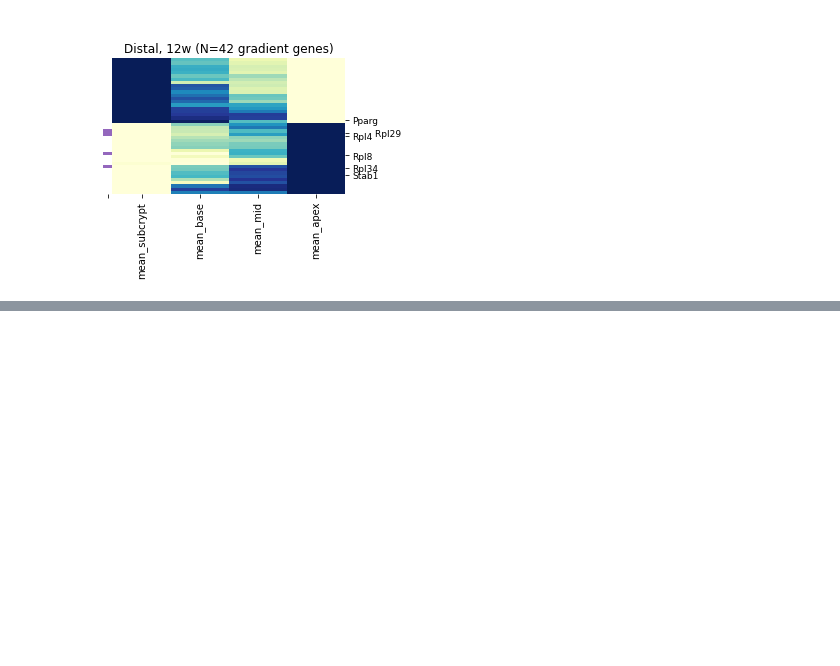
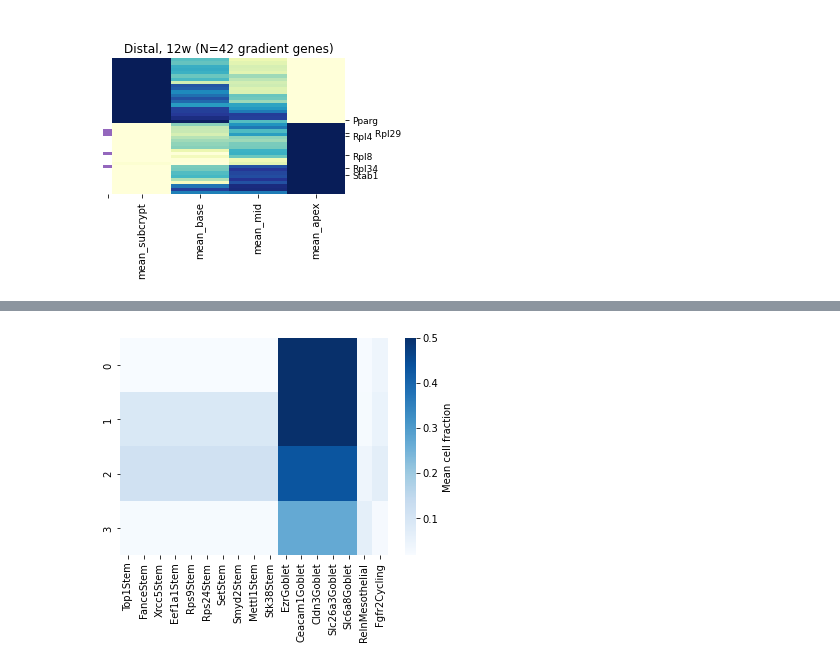
Before and after one commit to adaly/cSplotch, a Jupyter notebook: notebooks/fig4_gradient_genes.ipynb, the cells around one changed output, grey strips where cells are left out. Saved outputs shown, nothing was run; the diff lists cells and outputs as text; code cells hidden in the pictures; blank space fills up the shorter version.

```diff
--- a/notebooks/fig4_gradient_genes.ipynb
+++ b/notebooks/fig4_gradient_genes.ipynb
@@ -226,0 +569,22 @@ for r in ['Proximal', 'Middle', 'Distal']:
+# %%
+# Heatmap visualization of cell abundance in each MROI:
+crypt_mrois = ['crypt apex', 'crypt mid', 'crypt base', 'sub-crypt']
+obs_12w = adata.obs[adata.obs.Age == '12w']
+obs_12w = obs_12w[obs_12w.annotation.isin(crypt_mrois)]
+
+data = {}
+for mroi in crypt_mrois:
+    row = obs_12w.loc[obs_12w.annotation==mroi, genes_per_ctype.keys()].mean(axis=0)
+    data[mroi] = row
+df_data = pd.DataFrame(data).T
+
+df_data2 = {}
+for ct in df_data.columns:
+    for g in genes_per_ctype[ct]:
+        df_data2[g+ct] = df_data[ct].values
+df_data2 = pd.DataFrame(df_data2)
+
+sns.heatmap(df_data2, cmap="Blues", vmax=0.5, cbar_kws={'label':'Mean cell fraction'})
+plt.savefig('fig4g_bars.svg')
+# %% [output]
+[figure, added]
```
Also changed, not shown: parts of 15 cells of this notebook, 6 other files.
